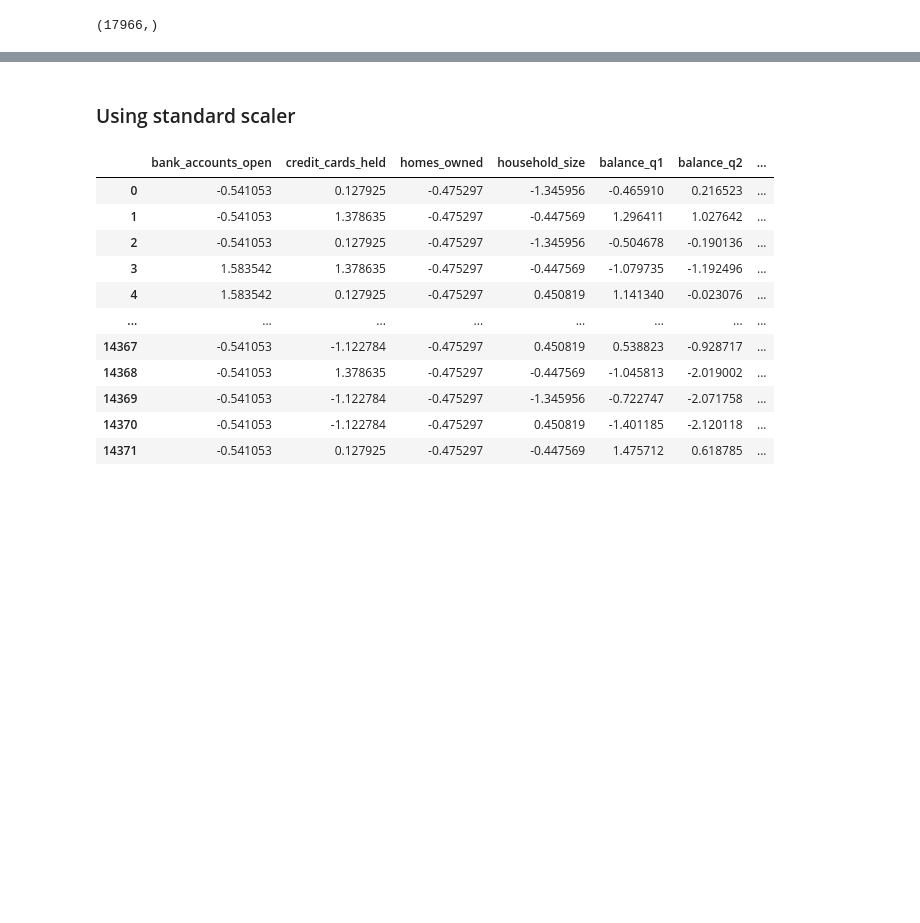
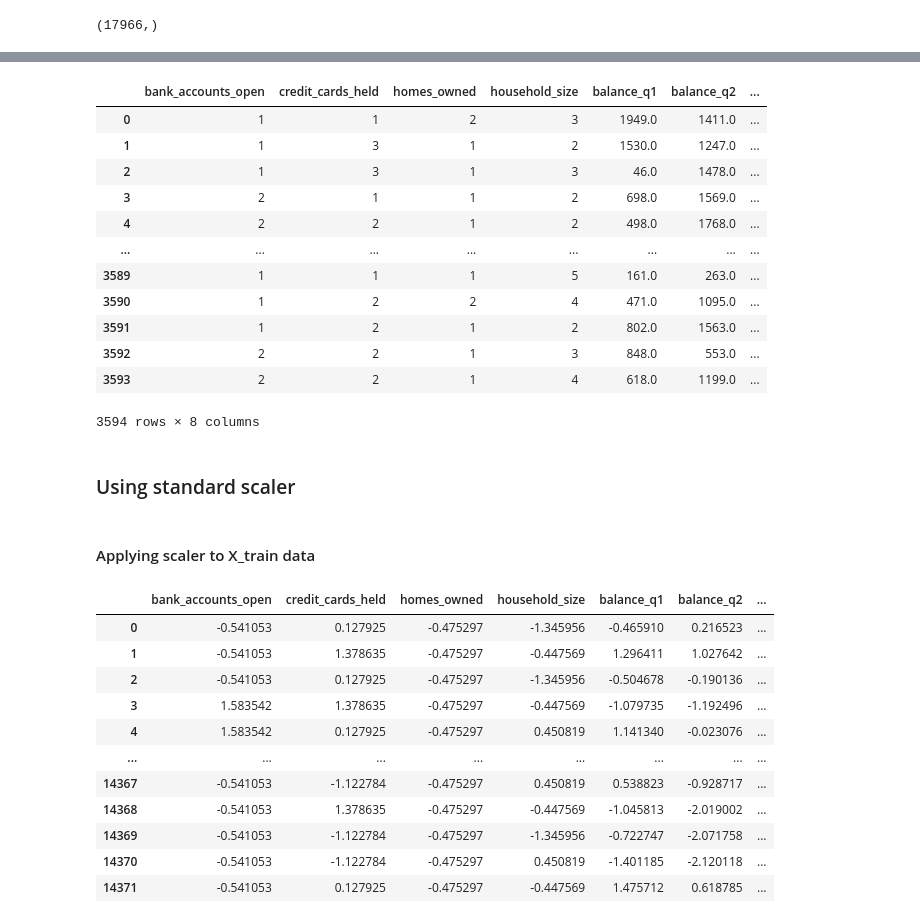
Before and after one commit to LeonardoOlmos/credit-card-offer, a Jupyter notebook: credit_card_offer_classification.ipynb, the cells around one changed output, grey strips where cells are left out. Drawn from its saved outputs; the diff is of its cells as text; code cells hidden in the pictures; blank space fills up the shorter version.

```diff
--- a/credit_card_offer_classification.ipynb
+++ b/credit_card_offer_classification.ipynb
@@ -589,5 +471,25 @@ categorical_cols = ['reward_cash_back', 'reward_points', 'mailer_type_postcard',
+# %%
+X_test_numerical = X_test[numerical_cols].reset_index(drop = True)
+# %%
+X_test_numerical
+# %% [output]
+|  | bank_accounts_open | credit_cards_held | homes_owned | household_size | balance_q1 | balance_q2 | ... |
+| 0 | 1 | 1 | 2 | 3 | 1949.0 | 1411.0 | ... |
+| 1 | 1 | 3 | 1 | 2 | 1530.0 | 1247.0 | ... |
+| 2 | 1 | 3 | 1 | 3 | 46.0 | 1478.0 | ... |
+| 3 | 2 | 1 | 1 | 2 | 698.0 | 1569.0 | ... |
+| 4 | 2 | 2 | 1 | 2 | 498.0 | 1768.0 | ... |
+| ... | ... | ... | ... | ... | ... | ... | ... |
+| 3589 | 1 | 1 | 1 | 5 | 161.0 | 263.0 | ... |
+| 3590 | 1 | 2 | 2 | 4 | 471.0 | 1095.0 | ... |
+| 3591 | 1 | 2 | 1 | 2 | 802.0 | 1563.0 | ... |
+| 3592 | 2 | 2 | 1 | 3 | 848.0 | 553.0 | ... |
+| 3593 | 2 | 2 | 1 | 4 | 618.0 | 1199.0 | ... |
+3594 rows × 8 columns
 # %% [markdown]
 ### Using standard scaler
+# %% [markdown]
+#### Applying scaler to X_train data
 # %%
 scaler = StandardScaler()
 # %%
```
Also changed, not shown: parts of 136 cells of this notebook, 2 other files.
